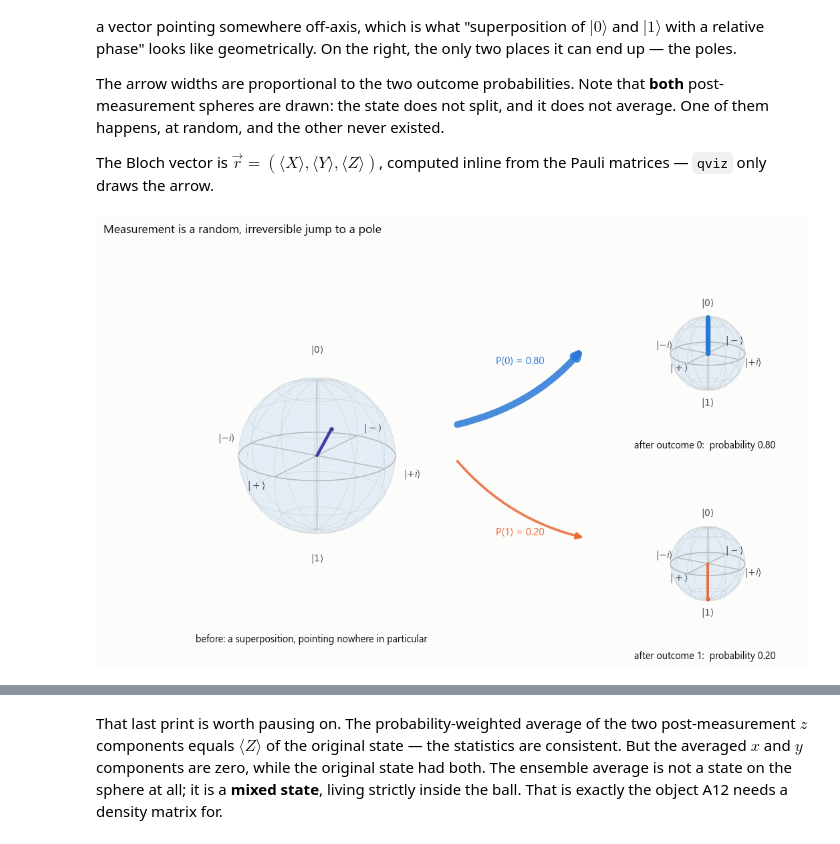
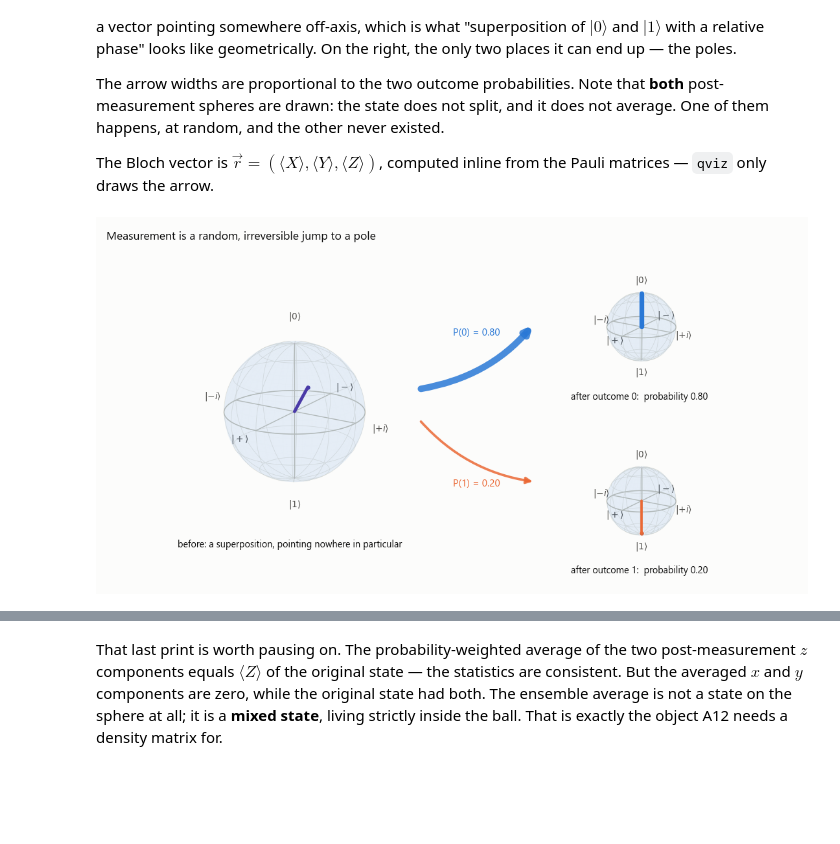
Before and after one commit to thompgt/quantum-under-the-hood, a Jupyter notebook: notebooks/A04_Measurement.ipynb, the cells around one changed output, grey strips where cells are left out. Saved outputs shown, nothing was run; the diff lists cells and outputs as text; code cells hidden in the pictures; blank space fills up the shorter version.

```diff
--- a/notebooks/A04_Measurement.ipynb
+++ b/notebooks/A04_Measurement.ipynb
@@ -222,12 +222,13 @@ running = np.cumsum(hit_zero, axis=1) / np.arange(1, N_MAX + 1)
 
 # Log-spaced sample points: 50 x 8192 plotted in full is 400k vertices for no
 # extra information, and the PNG budget is 500 KB.
-ticks = np.unique(np.round(np.logspace(0, np.log10(N_MAX), 160)).astype(int))
+ticks = np.unique(np.round(np.logspace(np.log10(3), np.log10(N_MAX),
+                                       160)).astype(int))
 curves = running[:, ticks - 1]
 
 sigma = np.sqrt(P_TRUE * (1 - P_TRUE) / ticks)
 
-fig = plt.figure(figsize=(11.5, 4.4))
+fig = plt.figure(figsize=(11.0, 4.1))
 gs = fig.add_gridspec(1, 3)
 axf = fig.add_subplot(gs[0, :2])
 axn = fig.add_subplot(gs[0, 2])
@@ -247,7 +248,7 @@ axf.axhline(P_TRUE, color=style.ORANGE, lw=1.6, zorder=4,
             label=f"true P(0) = {P_TRUE}")
 
 axf.set_xscale("log")
-axf.set_xlim(1, N_MAX)
+axf.set_xlim(3, N_MAX)
 axf.set_ylim(0, 1)
 axf.set_xlabel("shots N (log scale)")
 axf.set_ylabel("running estimate of P(0)")
@@ -262,8 +263,9 @@ axn.plot(eps, n_needed, color=style.BLUE, lw=2.0, zorder=3)
 for e in (0.1, 0.01, 0.001):
     n = 1.96 ** 2 * P_TRUE * (1 - P_TRUE) / e ** 2
     axn.plot([e], [n], marker="o", ms=5.5, color=style.ORANGE, zorder=4)
-    axn.annotate(f"  {n:,.0f} shots", (e, n), fontsize=8, color=style.INK_2,
-                 ha="left", va="top")
+    axn.annotate(f"{n:,.0f} shots", (e, n), textcoords="offset points",
+                 xytext=(9, -9), fontsize=8, color=style.INK_2,
+                 ha="left", va="center")
 axn.set_xscale("log")
 axn.set_yscale("log")
 axn.set_xlim(3e-4, 0.5)
@@ -474,61 +476,74 @@ def bloch_vector(state):
 r_pre = bloch_vector(PSI_1Q)
 post0, prob0 = collapse(PSI_1Q, P0)
 post1, prob1 = collapse(PSI_1Q, P1)
 r_post = [bloch_vector(post0), bloch_vector(post1)]
 
 # layout="none" (the string): passing None falls through to the constrained-layout
 # rcParam, which would silently discard subplots_adjust.
-fig = plt.figure(figsize=(10.6, 6.2), layout="none")
-gs = fig.add_gridspec(2, 2, width_ratios=[1.22, 1.0])
+fig = plt.figure(figsize=(9.8, 5.1), layout="none")
+gs = fig.add_gridspec(2, 2, width_ratios=[1.15, 1.0])
 axL = fig.add_subplot(gs[:, 0], projection="3d")
 axT = fig.add_subplot(gs[0, 1], projection="3d")
 axB = fig.add_subplot(gs[1, 1], projection="3d")
-fig.subplots_adjust(left=0.0, right=1.0, top=0.90, bottom=0.02,
-                    wspace=0.02, hspace=0.10)
+fig.subplots_adjust(left=0.0, right=1.0, top=0.94, bottom=0.0,
+                    wspace=0.0, hspace=0.04)
+
+
+def tighten(ax, lim=1.44):
+    """qviz frames at 1.52 to leave room for labels; 3D axes waste the rest."""
+    ax.set_xlim(-lim, lim)
+    ax.set_ylim(-lim, lim)
+    ax.set_zlim(-lim, lim)
+
 
 bloch.sphere(axL)
-bloch.vector(axL, r_pre, color=style.VIOLET, lw=3.0)
+bloch.vector(axL, r_pre, color=style.VIOLET, lw=3.2)
+tighten(axL)
 bloch.label(axL, "before: a superposition, pointing nowhere in particular",
-            y=0.07, size=9.5)
+            y=0.14, size=9.5)
 
 for ax, r, p, col, name in [(axT, r_post[0], prob0, style.BLUE, "0"),
                             (axB, r_post[1], prob1, style.ORANGE, "1")]:
-    bloch.sphere(ax, labels=True)
+    bloch.sphere(ax)
     bloch.vector(ax, r, color=col, lw=1.6 + 4.0 * p)
+    tighten(ax)
     bloch.label(ax, f"after outcome {name}:  probability {p:.2f}",
-                y=0.06, size=9.5)
+                y=0.13, size=9.5)
 
-for y_from, y_to, p, col, name in [(0.55, 0.76, prob0, style.BLUE, "0"),
-                                   (0.45, 0.24, prob1, style.ORANGE, "1")]:
-    ax_arrow = fig.add_axes([0.45, 0.10, 0.18, 0.80], zorder=5)
-    ax_arrow.set_axis_off()
-    ax_arrow.set_xlim(0, 1)
-    ax_arrow.set_ylim(0, 1)
-    ax_arrow.patch.set_alpha(0.0)
-    ax_arrow.annotate("", xy=(0.95, y_to), xytext=(0.05, y_from),
-                      arrowprops=dict(arrowstyle="-|>", color=col,
-                                      lw=1.0 + 7.0 * p, alpha=0.85,
-                                      shrinkA=0, shrinkB=0, mutation_scale=13,
-                                      connectionstyle="arc3,rad=0.16"))
-    ax_arrow.text(0.5, (y_from + y_to) / 2 + (0.07 if p == prob0 else -0.09),
-                  f"P({name}) = {p:.2f}", color=col, fontsize=10,
-                  ha="center", va="center", weight="medium")
+# One overlay axes in figure coordinates, so the two branch arrows can span the
+# gap between the 3D panels. Arrow width is proportional to P(outcome).
+over = fig.add_axes([0, 0, 1, 1], zorder=5)
+over.set_axis_off()
+over.set_xlim(0, 1)
+over.set_ylim(0, 1)
+over.patch.set_alpha(0.0)
+for xy, xytext, txy, p, col, name in [
+        ((0.615, 0.72), (0.455, 0.545), (0.535, 0.700), prob0, style.BLUE, "0"),
+        ((0.615, 0.29), (0.455, 0.455), (0.535, 0.285), prob1, style.ORANGE, "1")]:
+    over.annotate("", xy=xy, xytext=xytext,
+                  arrowprops=dict(arrowstyle="-|>", color=col,
+                                  lw=1.0 + 7.0 * p, alpha=0.85,
+                                  shrinkA=0, shrinkB=0, mutation_scale=13,
+                                  connectionstyle="arc3,rad=0.18"))
+    over.text(*txy, f"P({name}) = {p:.2f}", color=col, fontsize=10,
+              ha="center", va="center", weight="medium")
 
 fig.suptitle("Measurement is a random, irreversible jump to a pole",
              x=0.005, ha="left", fontsize=11.5)
 plt.show()
 
 print("Bloch vector before :", np.round(r_pre, 4), " length",
       round(float(np.linalg.norm(r_pre)), 4))
 print("Bloch vector after 0:", np.round(r_post[0], 4))
 print("Bloch vector after 1:", np.round(r_post[1], 4))
 print()
-print("Averaging the two outcomes weighted by probability gives z =",
-      round(prob0 * r_post[0][2] + prob1 * r_post[1][2], 4),
-      "= <Z> before. The average is NOT the state: it is a bookkeeping")
-print("identity, and the x and y components do not survive it.")
+z_avg = prob0 * r_post[0][2] + prob1 * r_post[1][2]
+print(f"probability-weighted average of the two outcome z's = {z_avg:.4f}")
+print(f"                                    <Z> beforehand  = {r_pre[2]:.4f}")
+print("The statistics match - but the averaged x and y components are 0, while")
+print("the original state had both. The average is not a state on the sphere.")
 # %% [output]
-[figure, old version]
+[figure, new version]
 Bloch vector before : [0.5657 0.5657 0.6   ]  length 1.0
 Bloch vector after 0: [0. 0. 1.]
 Bloch vector after 1: [ 0.  0. -1.]
```
Also changed, not shown: parts of 8 cells of this notebook, 1 other file.
